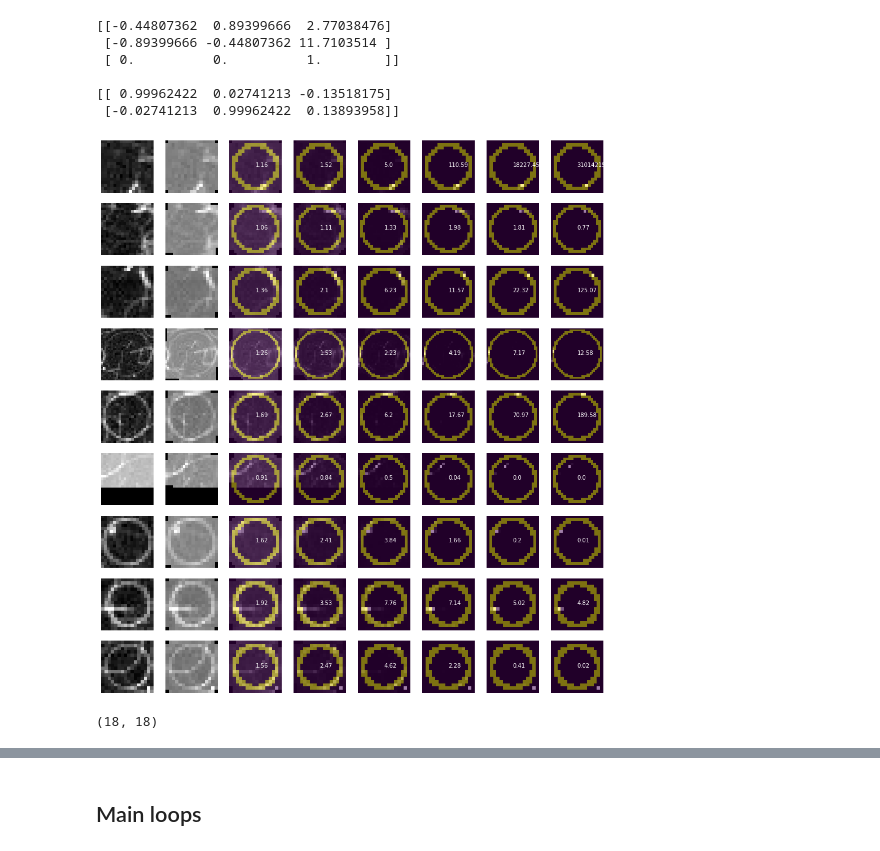
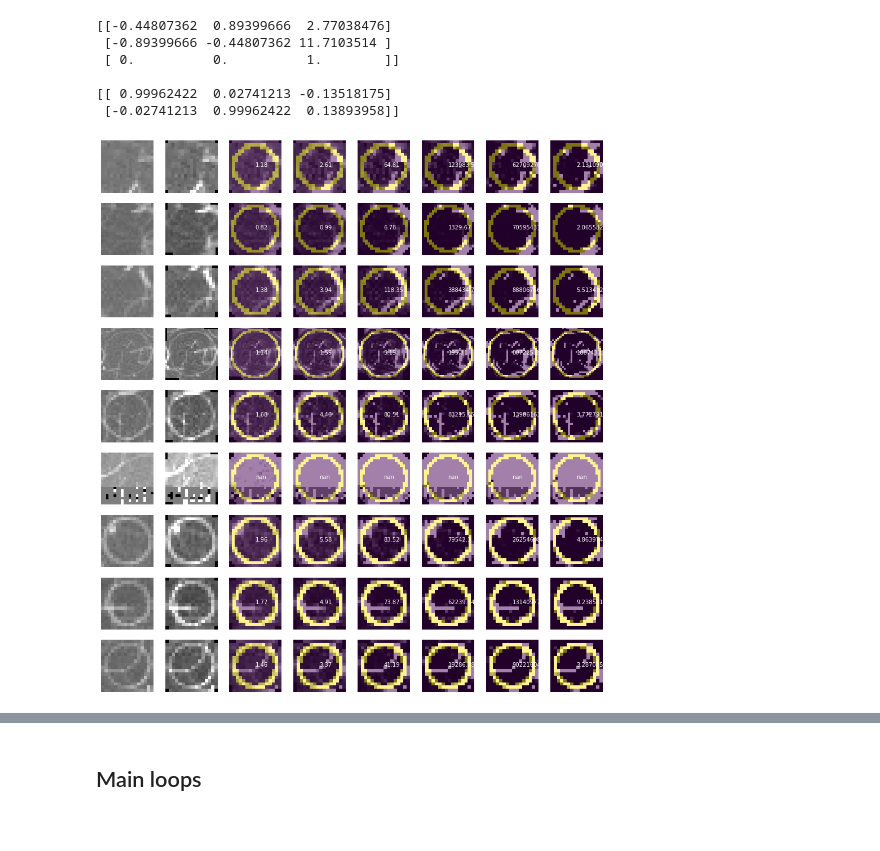
Before and after one commit to andrew-veriga/MathForML, a Jupyter notebook: ConvolutionalCoffieCircles.ipynb, the cells around one changed output, grey strips where cells are left out. Drawn from its saved outputs; the diff is of its cells as text; code cells hidden in the pictures.

```diff
--- a/ConvolutionalCoffieCircles.ipynb
+++ b/ConvolutionalCoffieCircles.ipynb
@@ -98,16 +98,16 @@ def getKernel( size, thick = 1. ):
     # list of pairs (x,y) belong of ring
     selectedVecs = np.array(list(filter(lambda v: v[2] > 0. ,l)))
     #ring mask
-    ring = np.ones((size,size), dtype=np.float32) #np.random.rand(size,size)
+    ring = np.ones((size,size), dtype=np.float32)/2 #np.random.rand(size,size)
     # print(selectedVecs.T[2])
     # print(np.max(selectedVecs.T[2]))
     maxMask= np.max(selectedVecs.T[2])
-    ring = -(ring - MinPix)/(MaxPix-MinPix)
+    # ring = -(ring - MinPix)/(MaxPix-MinPix)
 
     for (i,j,k) in (selectedVecs):
-      ring[np.int(i),np.int(j)]=k/maxMask
+      ring[np.int(i),np.int(j)]+=k-np.mean(Image)
 
     return ring
-plt.imshow(getKernel(40,2),cmap=plt.get_cmap('gray'), vmin=-1, vmax=1)
+plt.imshow(getKernel(40,2),cmap=plt.get_cmap('gray'), vmin=-1, vmax=2)
 # %% [output]
 <matplotlib.image.AxesImage at 0x...>
@@ -409,7 +433,7 @@ _DEBUG_=False
 ### try masqueraded convolutions
 # %%
 def getRotateCoords(_R, _size, _center=None):
-  if (_center == None):
+  if (_center.all == None):
     _center = np.array([_size//2,_size//2],dtype=np.int)
 
   coords = np.indices((_size, _size)).reshape(2, -1)
@@ -420,9 +444,8 @@ def getRotateCoords(_R, _size, _center=None):
     [0., 0., 1.]
   ])
   Rotate_matrix = T @ _R @ np.linalg.inv(T)
-  cv2.getRotationMatrix2D(_center, angle, 1.)
   warp_coords = np.round(Rotate_matrix @ coords,0).astype(np.int)
-  newbox = np.zeros((size,size))
+  newbox = np.zeros((_size,_size))
   xcoord, ycoord = warp_coords[0, :], warp_coords[1, :]
   # Get pixels within image boundary
   indices = np.where((xcoord >= 0) & (xcoord < _size) &
@@ -469,9 +492,9 @@ ImageSize=[250,360]
 angle = np.radians(4)
 # area for search
 image_area=np.copy(Image[:ImageSize[0],:ImageSize[1]])
-image_area -= np.min(image_area)
-image_area /= np.max(image_area)
-image_area -= (np.mean(image_area) - 1.)
+# image_area -= np.min(image_area)
+# image_area /= np.max(image_area)
+# image_area -= (np.mean(image_area) - 1.)
 
 len = data.shape[0]
 # matrix for rotate
@@ -492,7 +515,7 @@ for row in range(len):
   x_old, y_old,x_new, y_new = getRotateCoords(R,size,center)
   # background = np.logical_xor(_backmask, mask)
   mask_size = mask.shape[0]
-
+  kernel = getKernel(size,0.8)
   # add padding
   # pad_size = mask_size // 2
   # horisontal_pad = np.random.rand(ImageSize[0], pad_size)#, dtype=np.float64)
@@ -514,43 +537,44 @@ for row in range(len):
   new_matrices = np.zeros_like(sub_matrices)
 
   # bias = np.min(sub_matrices,axis=(2,3))
   # bias = bias.reshape(bias.shape + (1,)*(sub_matrices.ndim-2))
 
   brightness = (lambda arr, msk: np.mean((arr)[:,:,msk],axis=2))#np.percentile((arr)[:,:,msk],90,axis=2)
-  normalised= (lambda arr:arr-np.mean(arr / np.max(arr-np.min(arr,axis=(2,3)),axis=(2,3)),axis=(2,3))+1. )
+  n1 = (lambda arr:np.max(arr-np.min(arr,axis=(2,3))[:,:,np.newaxis,np.newaxis],axis=(2,3)))
+  normalised= (lambda arr:arr-np.mean(arr / n1(arr)[:,:,np.newaxis,np.newaxis], axis=(2,3) )[:,:,np.newaxis,np.newaxis]+1. )
+
   #multiply all matrices by their rotated copies elementwise
   # print((brightness(sub_matrices,mask) / brightness(sub_matrices,background))[Y, X])
 
   im_index+=1
   ax = fig.add_subplot(len,cnt+2,im_index)
   ax.axis('off')
-  ax.imshow(sub_matrices[Y, X], cmap=plt.get_cmap('gray'))
+  ax.imshow(normalised(sub_matrices)[Y, X], cmap=plt.get_cmap('gray'),vmin=0,vmax=2)
 
-  new_matrices[:,:,y_old,x_old] = sub_matrices[:,:,y_new,x_new]
+  new_matrices[:,:,y_old,x_old] = normalised(sub_matrices)[:,:,y_new,x_new]
+  first_brightness = brightness(new_matrices,mask)
+
   im_index+=1
   ax = fig.add_subplot(len,cnt+2,im_index)
   ax.axis('off')
 
-  box-= np.mean(box / np.max(box-np.min(box))) -1
+  # box-= np.mean(box / np.max(box-np.min(box))) -1
 
-  new_matrices = new_matrices * sub_matrices
-  ax.imshow(new_matrices[Y, X], cmap=plt.get_cmap('gray'))
+  new_matrices = new_matrices * normalised(sub_matrices)
+  ax.imshow(new_matrices[Y, X], cmap=plt.get_cmap('gray'),vmin=0,vmax=2)
 
   # print ((brightness(new_matrices,mask) / brightness(new_matrices,background))[Y, X])
   for col in range(cnt):
     new_matrices[:,:,y_old,x_old] *= new_matrices[:,:,y_new,x_new]
     im_index+=1
     ax = fig.add_subplot(len,cnt+2,im_index)
     ax.axis('off')
-    ax.imshow(new_matrices[Y, X], cmap=plt.get_cmap('gray'))
+    ax.imshow(new_matrices[Y, X], cmap=plt.get_cmap('gray'),vmin=0,vmax=2)
     ax.imshow(mask,alpha=.5)
-    conv_value = (brightness(new_matrices,mask) / brightness(new_matrices,~mask))[Y, X]
+    conv_value = (brightness(new_matrices,mask) / first_brightness)[Y, X]
     ax.text(center[0],center[1],str(round(conv_value,2)),color='white')
+    # ax.text(center[0],center[1]+3,str(round(FuzzyCircleConv(new_matrices[Y,X],kernel),2)),color='yellow')
 
   # return m
 # %% [output]
-[figure, old version]
+[figure, new version]
-# %%
-(box-np.mean( box / np.max(box-np.min(box)))+1).shape
-# %% [output]
-(18, 18)
```
Also changed, not shown: parts of 10 cells of this notebook.
